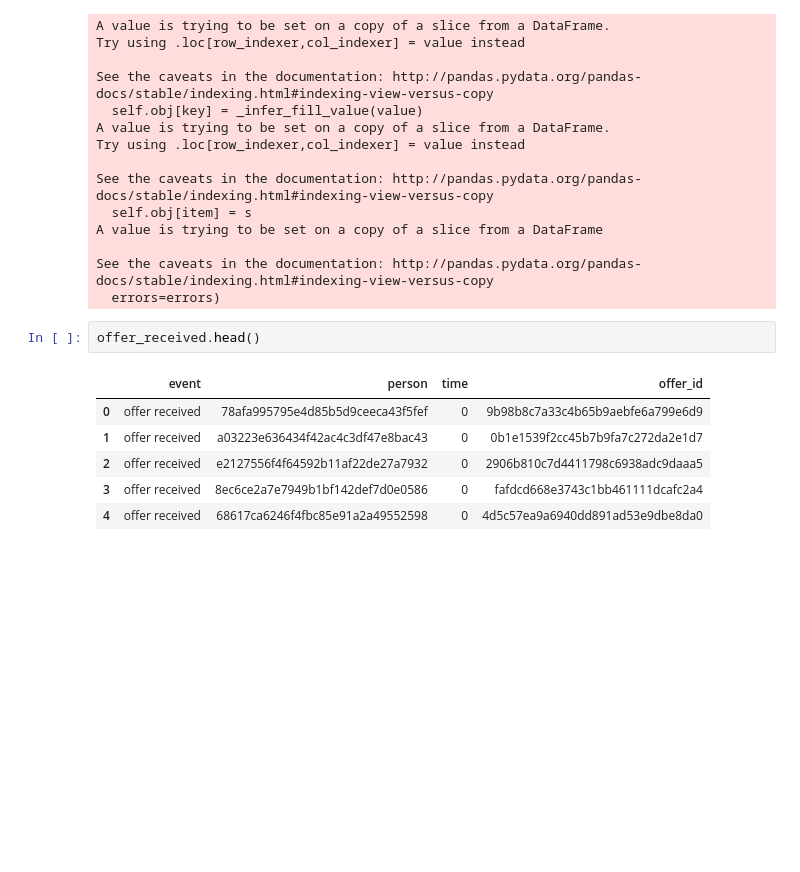
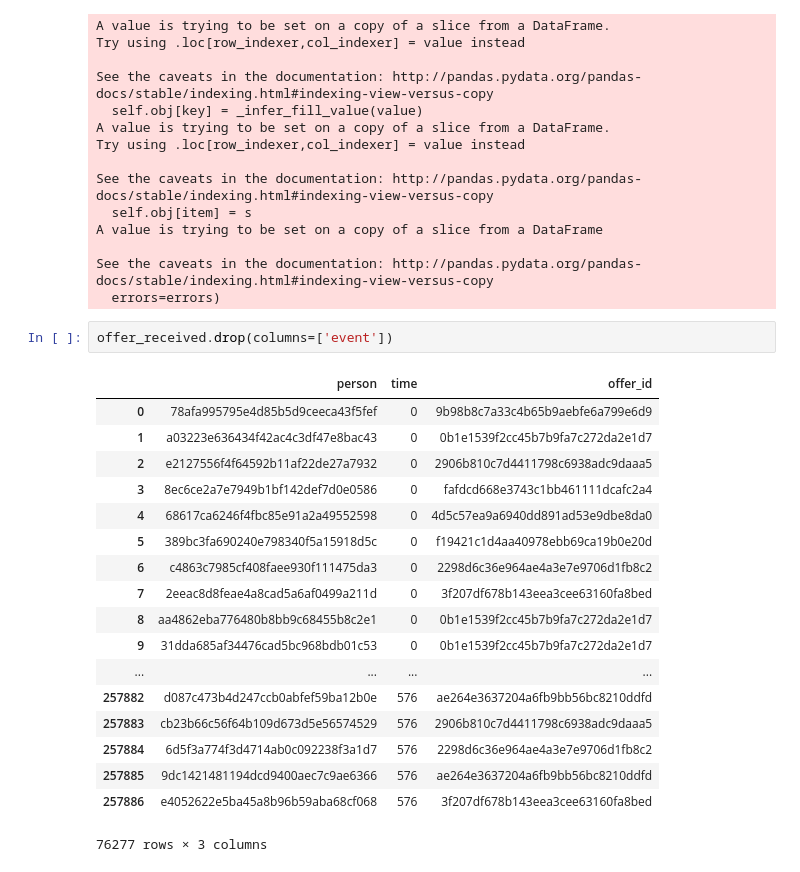
Before and after one commit to mxolisi/starbucks_coffee, a Jupyter notebook: Starbucks_Capstone_notebook.ipynb, the cells around one changed output. Drawn from its saved outputs; the diff is of its cells as text; blank space fills up the shorter version.

```diff
--- a/Starbucks_Capstone_notebook.ipynb
+++ b/Starbucks_Capstone_notebook.ipynb
@@ -186,15 +200,27 @@ A value is trying to be set on a copy of a slice from a DataFrame
 
 See the caveats in the documentation: http://pandas.pydata.org/pandas-docs/stable/indexing.html#indexing-view-versus-copy
   errors=errors)
-# %%
-offer_received.head()
-# %% [output]
-|  | event | person | time | offer_id |
-| 0 | offer received | 78afa995795e4d85b5d9ceeca43f5fef | 0 | 9b98b8c7a33c4b65b9aebfe6a799e6d9 |
-| 1 | offer received | a03223e636434f42ac4c3df47e8bac43 | 0 | 0b1e1539f2cc45b7b9fa7c272da2e1d7 |
-| 2 | offer received | e2127556f4f64592b11af22de27a7932 | 0 | 2906b810c7d4411798c6938adc9daaa5 |
-| 3 | offer received | 8ec6ce2a7e7949b1bf142def7d0e0586 | 0 | fafdcd668e3743c1bb461111dcafc2a4 |
-| 4 | offer received | 68617ca6246f4fbc85e91a2a49552598 | 0 | 4d5c57ea9a6940dd891ad53e9dbe8da0 |
+# %%
+offer_received.drop(columns=['event'])
+# %% [output]
+|  | person | time | offer_id |
+| 0 | 78afa995795e4d85b5d9ceeca43f5fef | 0 | 9b98b8c7a33c4b65b9aebfe6a799e6d9 |
+| 1 | a03223e636434f42ac4c3df47e8bac43 | 0 | 0b1e1539f2cc45b7b9fa7c272da2e1d7 |
+| 2 | e2127556f4f64592b11af22de27a7932 | 0 | 2906b810c7d4411798c6938adc9daaa5 |
+| 3 | 8ec6ce2a7e7949b1bf142def7d0e0586 | 0 | fafdcd668e3743c1bb461111dcafc2a4 |
+| 4 | 68617ca6246f4fbc85e91a2a49552598 | 0 | 4d5c57ea9a6940dd891ad53e9dbe8da0 |
+| 5 | 389bc3fa690240e798340f5a15918d5c | 0 | f19421c1d4aa40978ebb69ca19b0e20d |
+| 6 | c4863c7985cf408faee930f111475da3 | 0 | 2298d6c36e964ae4a3e7e9706d1fb8c2 |
+| 7 | 2eeac8d8feae4a8cad5a6af0499a211d | 0 | 3f207df678b143eea3cee63160fa8bed |
+| 8 | aa4862eba776480b8bb9c68455b8c2e1 | 0 | 0b1e1539f2cc45b7b9fa7c272da2e1d7 |
+| 9 | 31dda685af34476cad5bc968bdb01c53 | 0 | 0b1e1539f2cc45b7b9fa7c272da2e1d7 |
+| ... | ... | ... | ... |
+| 257882 | d087c473b4d247ccb0abfef59ba12b0e | 576 | ae264e3637204a6fb9bb56bc8210ddfd |
+| 257883 | cb23b66c56f64b109d673d5e56574529 | 576 | 2906b810c7d4411798c6938adc9daaa5 |
+| 257884 | 6d5f3a774f3d4714ab0c092238f3a1d7 | 576 | 2298d6c36e964ae4a3e7e9706d1fb8c2 |
+| 257885 | 9dc1421481194dcd9400aec7c9ae6366 | 576 | ae264e3637204a6fb9bb56bc8210ddfd |
+| 257886 | e4052622e5ba45a8b96b59aba68cf068 | 576 | 3f207df678b143eea3cee63160fa8bed |
+76277 rows × 3 columns
 # %%
 offer_completed['offer_id']=offer_completed['value'].map(lambda x: x['offer_id'] if isinstance(x,dict) else np.NaN)
 offer_completed['reward']=offer_completed['value'].map(lambda x: x['reward'] if isinstance(x,dict) else np.NaN)
```
Also changed, not shown: parts of 5 cells of this notebook.
